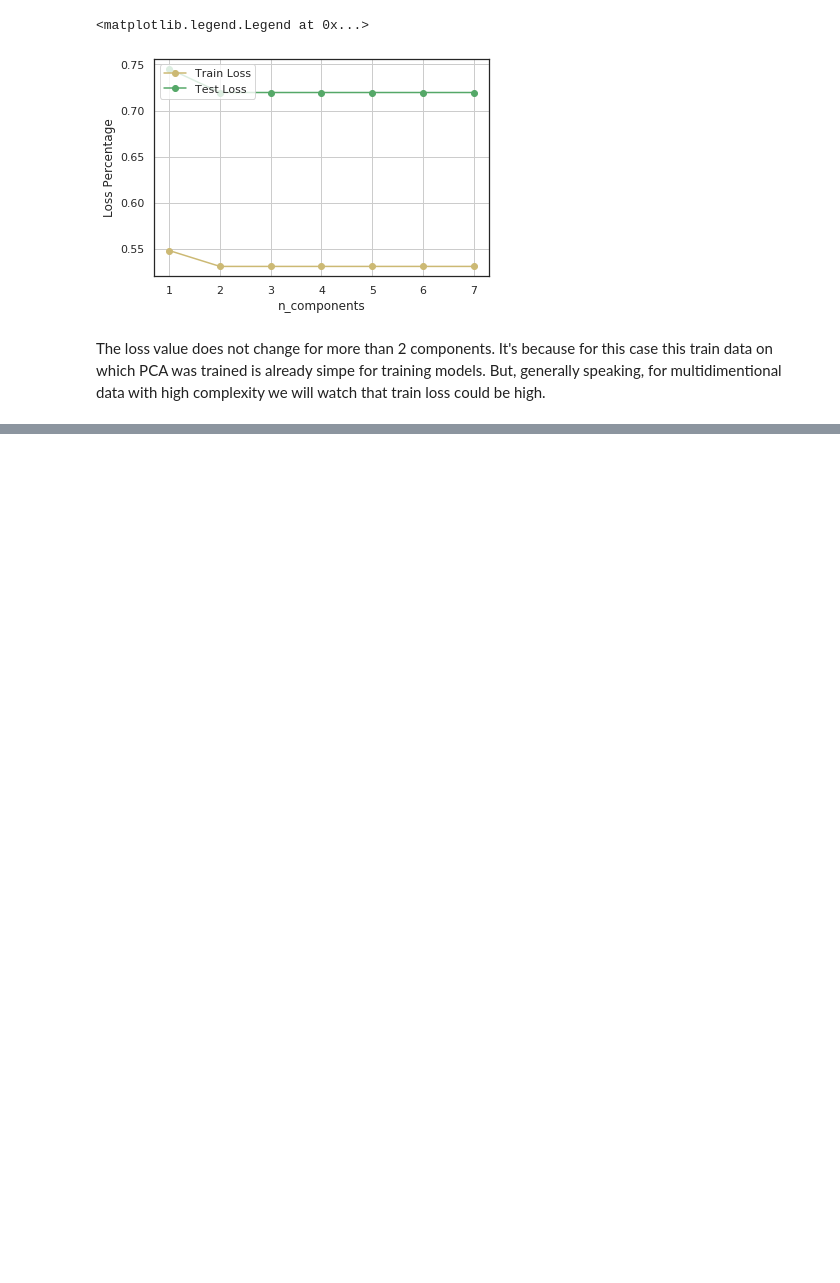
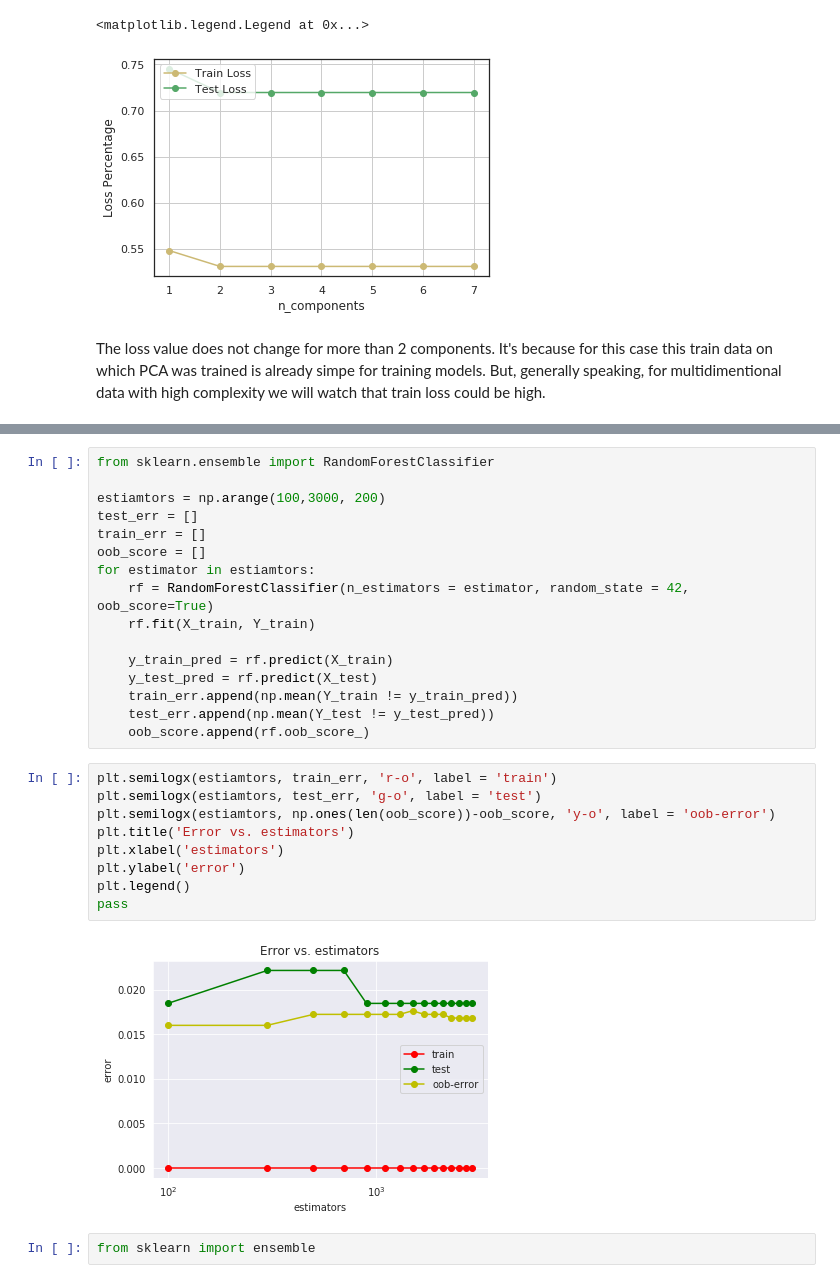
Before and after one commit to Fulmo/ML_ITMM, a Jupyter notebook: lab1_imdb_dataset.ipynb, the cells around one changed output, grey strips where cells are left out. Cells and saved outputs as stored; diff of their text form; blank space fills up the shorter version.

```diff
--- a/lab1_imdb_dataset.ipynb
+++ b/lab1_imdb_dataset.ipynb
@@ -833,0 +1005,29 @@ But, generally speaking, for multidimentional data with high complexity we will
+# %%
+from sklearn.ensemble import RandomForestClassifier
+
+estiamtors = np.arange(100,3000, 200)
+test_err = []
+train_err = []
+oob_score = []
+for estimator in estiamtors:
+    rf = RandomForestClassifier(n_estimators = estimator, random_state = 42, oob_score=True)
+    rf.fit(X_train, Y_train)
+
+    y_train_pred = rf.predict(X_train)
+    y_test_pred = rf.predict(X_test)
+    train_err.append(np.mean(Y_train != y_train_pred))
+    test_err.append(np.mean(Y_test != y_test_pred))
+    oob_score.append(rf.oob_score_)
+# %%
+plt.semilogx(estiamtors, train_err, 'r-o', label = 'train')
+plt.semilogx(estiamtors, test_err, 'g-o', label = 'test')
+plt.semilogx(estiamtors, np.ones(len(oob_score))-oob_score, 'y-o', label = 'oob-error')
+plt.title('Error vs. estimators')
+plt.xlabel('estimators')
+plt.ylabel('error')
+plt.legend()
+pass
+# %% [output]
+[figure, added]
+# %%
+from sklearn import ensemble
```
Also changed, not shown: parts of 38 cells of this notebook.
